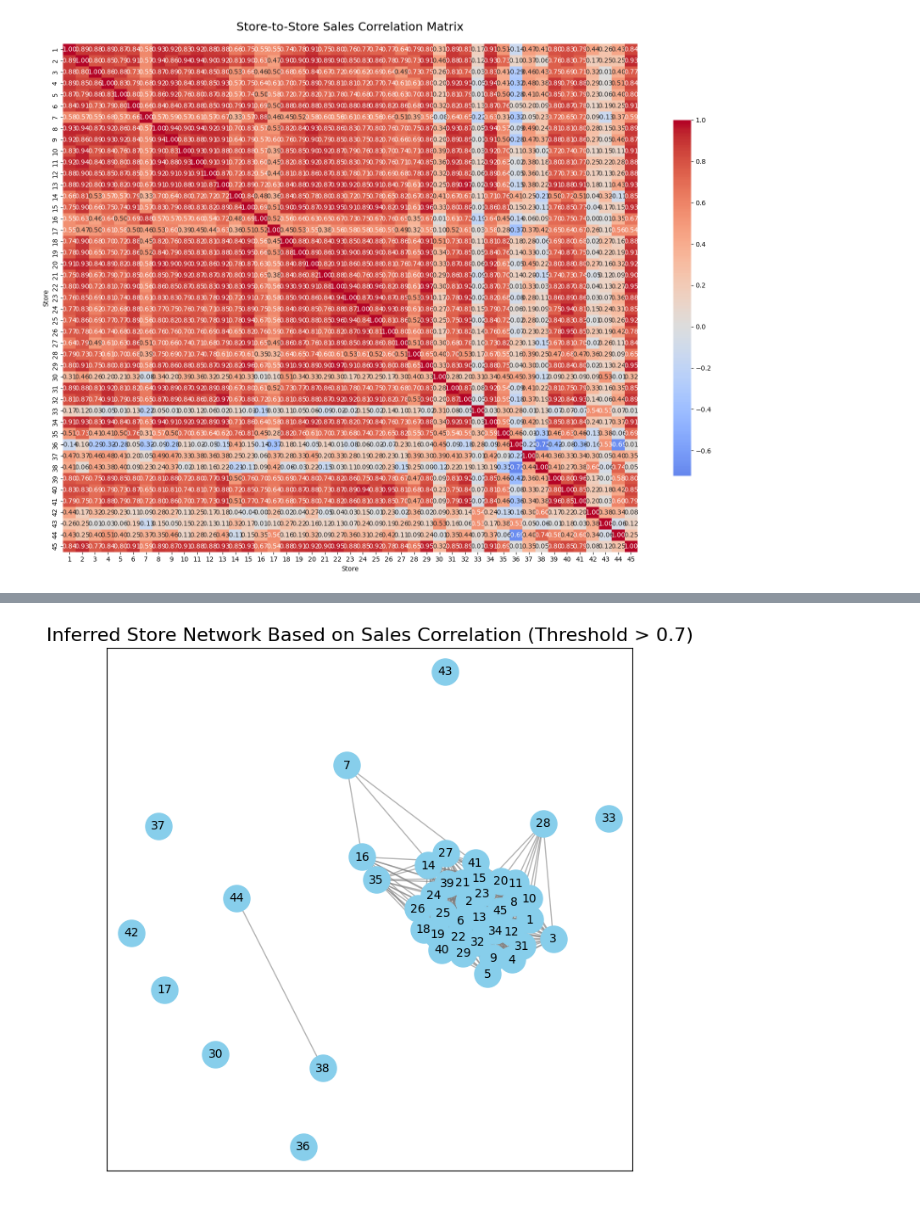
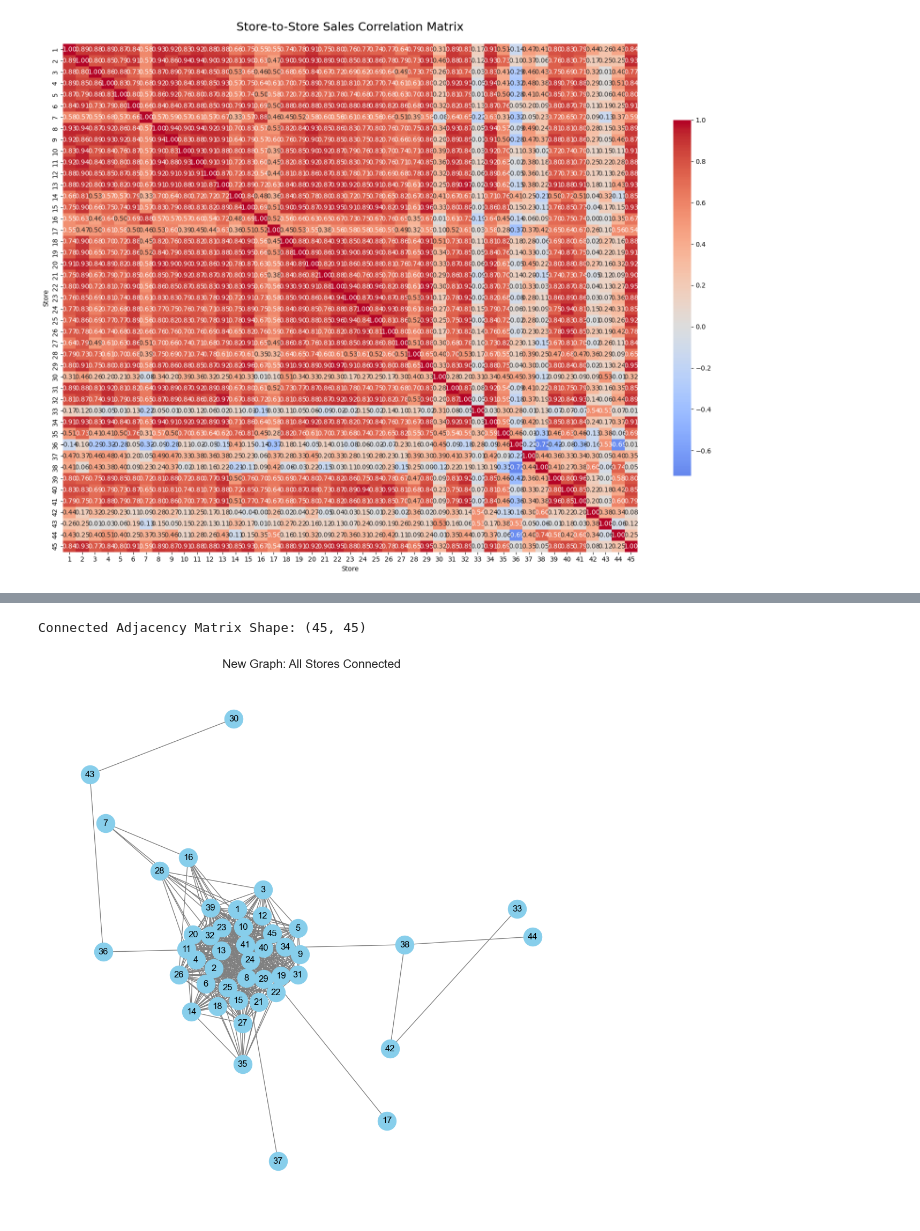
Before and after one commit to Manish-785/sales-demand-forecasting, a Jupyter notebook: main.ipynb, the cells around one changed output, grey strips where cells are left out. Cells and saved outputs as stored; diff of their text form; code cells hidden in the pictures.

```diff
--- a/main.ipynb
+++ b/main.ipynb
@@ -272,21 +275,17 @@ Adjacency matrix saved with shape: (45, 45)
+# %%
+adj_matrix = np.load('store_adjacency_matrix_connected.npy')
+print("Connected Adjacency Matrix Shape:", adj_matrix.shape)
+# %% [output]
+Connected Adjacency Matrix Shape: (45, 45)
 # %%
-# Visualize the graph
-plt.figure(figsize=(8, 8))
-
-# Use a spring layout for better visualization of clusters
-pos = nx.spring_layout(G, k=0.7)
-
-# Draw the nodes and edges
-nx.draw_networkx_nodes(G, pos, node_color='skyblue', node_size=500)
-nx.draw_networkx_edges(G, pos, edge_color='gray', alpha=0.6)
-
-# Add labels to the nodes
-nx.draw_networkx_labels(G, pos, font_size=10, font_family='sans-serif')
-
-plt.title('Inferred Store Network Based on Sales Correlation (Threshold > 0.7)', fontsize=16)
+G_connected = nx.from_pandas_adjacency(adj_matrix)
+plt.figure(figsize=(10, 10))
+pos = nx.spring_layout(G_connected, k=0.8)
+nx.draw(G_connected, pos, with_labels=True, node_color='skyblue', edge_color='gray', node_size=600)
+plt.title('New Graph: All Stores Connected', fontsize=16)
 plt.show()
 # %% [output]
-[figure, old version]
+[figure, new version]
 # %%
 import torch
 import torch.nn as nn
```
Also changed, not shown: parts of 11 cells of this notebook.
